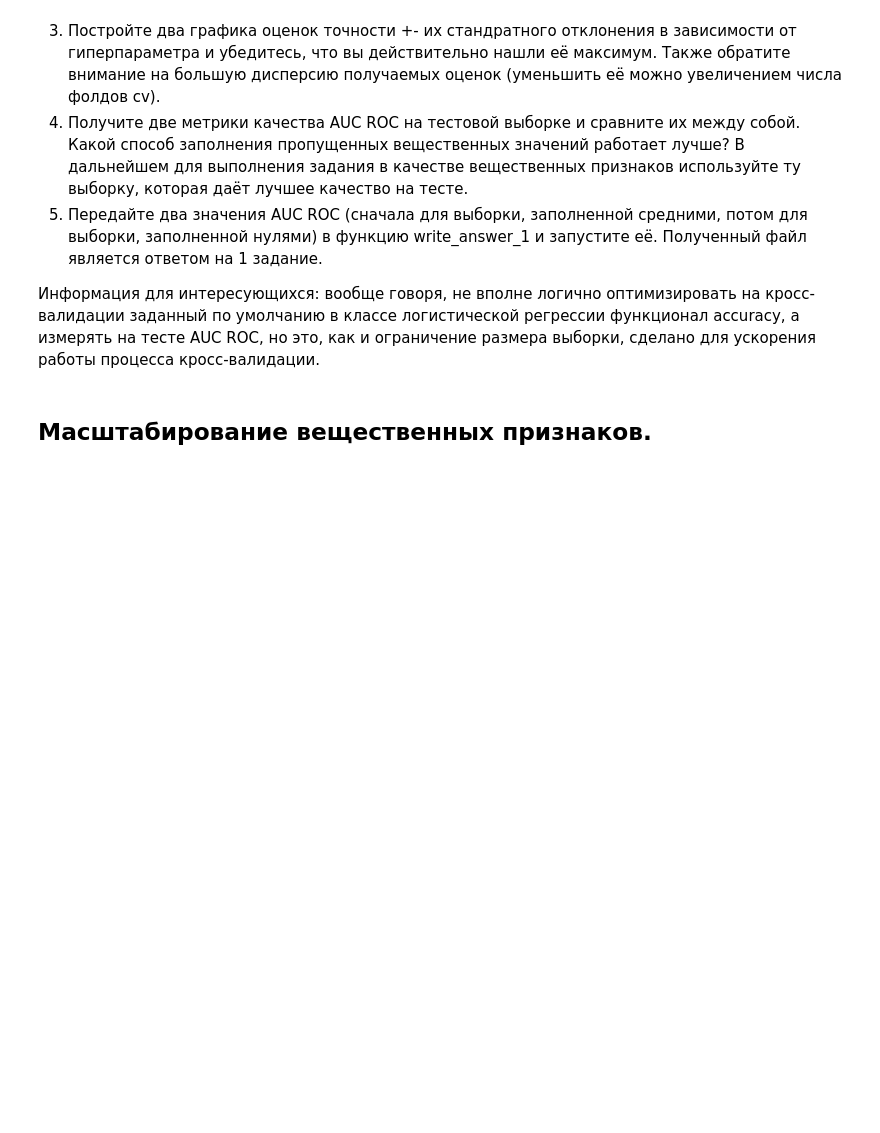
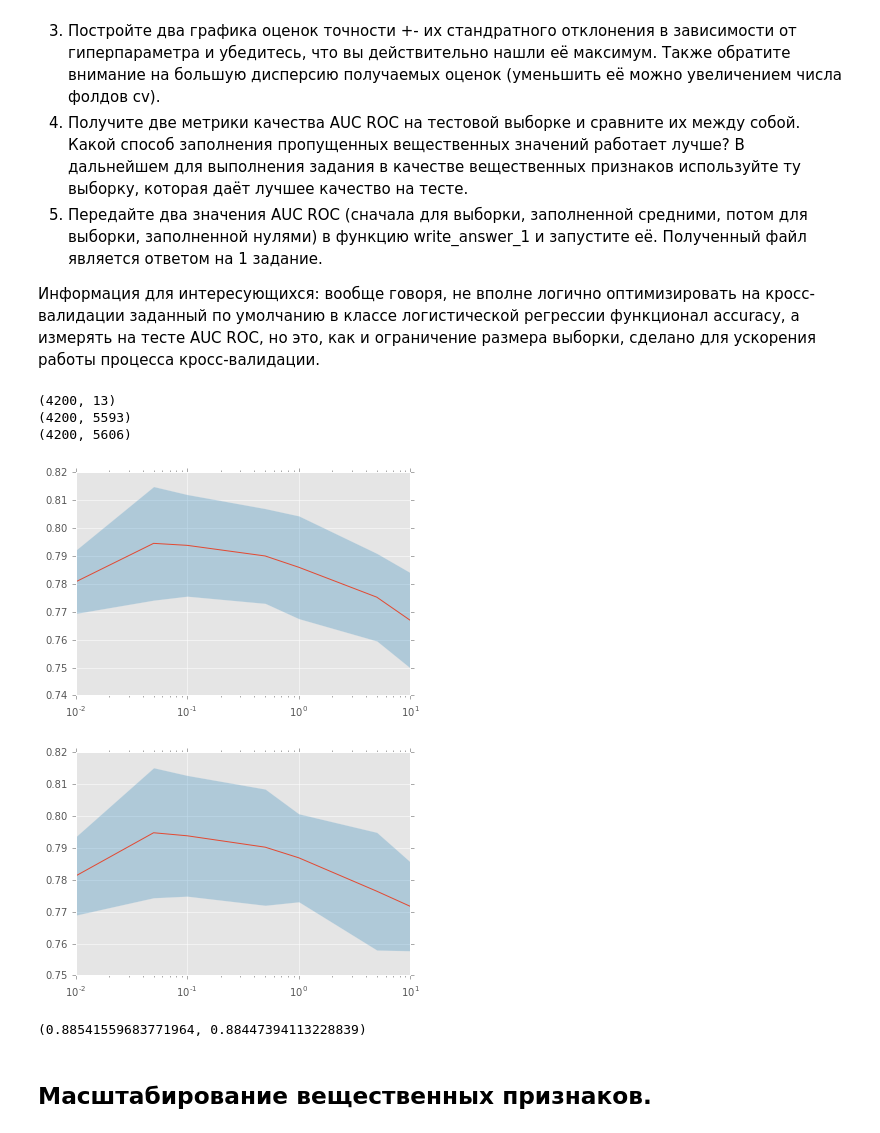
Before and after one commit to zolkko/ydx-ml, a Jupyter notebook: week7/Preprocessing_LR.ipynb, the cells around one changed output. Drawn from its saved outputs; the diff is of its cells as text; code cells hidden in the pictures; blank space fills up the shorter version.

```diff
--- a/week7/Preprocessing_LR.ipynb
+++ b/week7/Preprocessing_LR.ipynb
@@ -230,0 +281,35 @@ cv = 3
+# %%
+Xf_mean_train = np.hstack([X_train_real_mean, X_train_cat_oh])
+Xf_mean_test = np.hstack([X_test_real_mean, X_test_cat_oh])
+
+Xf_zero_train = np.hstack([X_train_real_zeros, X_train_cat_oh])
+Xf_zero_test = np.hstack([X_test_real_zeros, X_test_cat_oh])
+# %%
+print X_train_real_zeros.shape
+print X_train_cat_oh.shape
+print Xf_zero_train.shape
+# %% [output]
+(4200, 13)
+(4200, 5593)
+(4200, 5606)
+# %%
+estimator = LogisticRegression()
+
+opt_zero = GridSearchCV(estimator, param_grid, cv=cv)
+opt_zero.fit(Xf_zero_train, y_train)
+
+opt_mean = GridSearchCV(estimator, param_grid, cv=cv)
+opt_mean.fit(Xf_mean_train, y_train)
+
+plot_scores(opt_zero)
+plot_scores(opt_mean)
+# %% [output]
+[figure, added]
+[figure, added]
+# %%
+opt_mean_score = roc_auc_score(y_test, opt_mean.best_estimator_.predict_proba(Xf_mean_test)[:,1])
+opt_zero_score = roc_auc_score(y_test, opt_zero.best_estimator_.predict_proba(Xf_zero_test)[:,1])
+
+opt_mean_score, opt_zero_score
+# %% [output]
+(0.88541559683771964, 0.88447394113228839)
```
Also changed, not shown: parts of 48 cells of this notebook, 7 other files.
